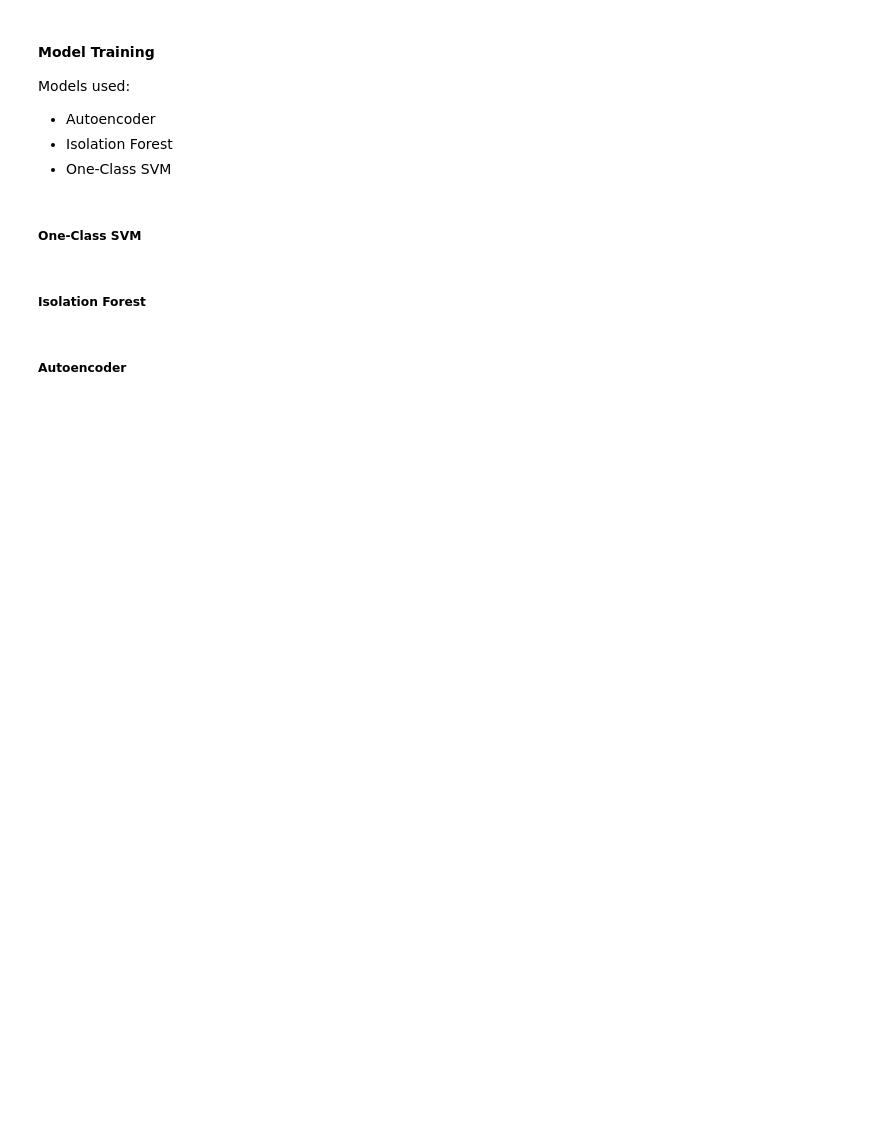
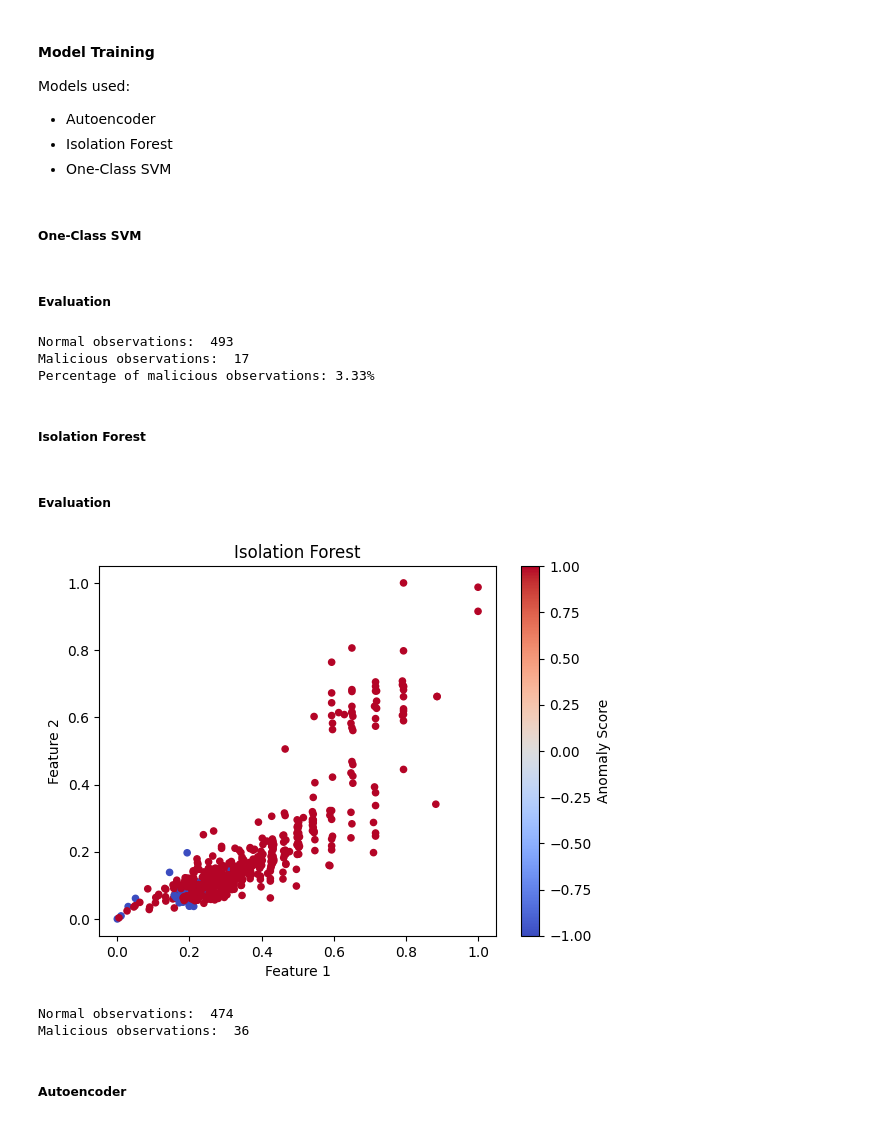
Before and after one commit to NiMouh/discord_exfiltration, a Jupyter notebook: src/modeling.ipynb, the cells around one changed output. Drawn from its saved outputs; the diff is of its cells as text; code cells hidden in the pictures; blank space fills up the shorter version.

Commit message:
Fixes in the directory arrangement and Added Models to the Jupyter file

```diff
--- a/src/modeling.ipynb
+++ b/src/modeling.ipynb
@@ -45,3 +141,14 @@ normalized_discord_observation_dataset = scaler.fit_transform(discord_observatio
+# %%
+# Perform normalization of the dataset (MinMaxScaler) - Use the training dataset to fit the scaler
+scaler = MinMaxScaler()
+scaler.fit(discord_normal_observation_dataset)
+
+normalized_discord_normal_observation_dataset = scaler.fit_transform(discord_normal_observation_dataset)
+normalized_discord_normal_small_observation_dataset = scaler.fit_transform(discord_small_normal_observation_dataset)
+
+# Extract the features from the dataframe
+train = normalized_discord_normal_observation_dataset
+test = normalized_discord_normal_small_observation_dataset
 # %% [markdown]
 #### Model Training
 
@@ -52,18 +159,54 @@ Models used:
 # %% [markdown]
 ##### One-Class SVM
 # %%
-# Extract the features from the dataframe
-X = discord_observation_dataset.values
-
-# Initialize the OneClassSVM model
-ocsvm = OneClassSVM(kernel='rbf', gamma='auto', nu=0.01)
+# Initialize the OneClassSVM model (Unsupervised learning)
+malicious_behavior_percentage = 0.0001
+ocsvm = OneClassSVM(kernel='rbf', gamma='auto', nu=malicious_behavior_percentage)
 
 # Train the model
-ocsvm.fit(X)
+ocsvm.fit(train)
 
-# Print the model
-print(ocsvm)
+# Test the model
+predictions = ocsvm.predict(test)
+# %% [markdown]
+##### Evaluation
+# %%
+# Display the number of normal and malicious observations
+print("Normal observations: ", len(predictions[predictions == 1]))
+print("Malicious observations: ", len(predictions[predictions == -1]))
+
+# Display the percentage of malicious observations
+print(f"Percentage of malicious observations: {len(predictions[predictions == -1]) / len(predictions) * 100:.2f}%")
+# %% [output]
+Normal observations:  493
+Malicious observations:  17
+Percentage of malicious observations: 3.33%
 # %% [markdown]
 ##### Isolation Forest
+# %%
+# Train Isolation Forest
+isolation_forest = IsolationForest(n_estimators=1000, contamination=0.01, random_state=42)
+isolation_forest.fit(train)
+
+# Predict anomalies
+predictions = isolation_forest.predict(test)
+# %% [markdown]
+##### Evaluation
+# %%
+# Visualize results
+plt.scatter(test[:, 0], test[:, 1], c=predictions, cmap='coolwarm', s=20)
+plt.title('Isolation Forest')
+plt.colorbar(label='Anomaly Score')
+plt.xlabel('Feature 1')
+plt.ylabel('Feature 2')
+plt.show()
+
+# Check the percentage of malicious observations
+print("Normal observations: ", len(predictions[predictions == 1]))
+print("Malicious observations: ", len(predictions[predictions == -1]))
+# %% [output]
+[figure, added]
+Normal observations:  474
+Malicious observations:  36
 # %% [markdown]
 ##### Autoencoder
```
Also changed, not shown: parts of 14 cells of this notebook, 3 other files.
